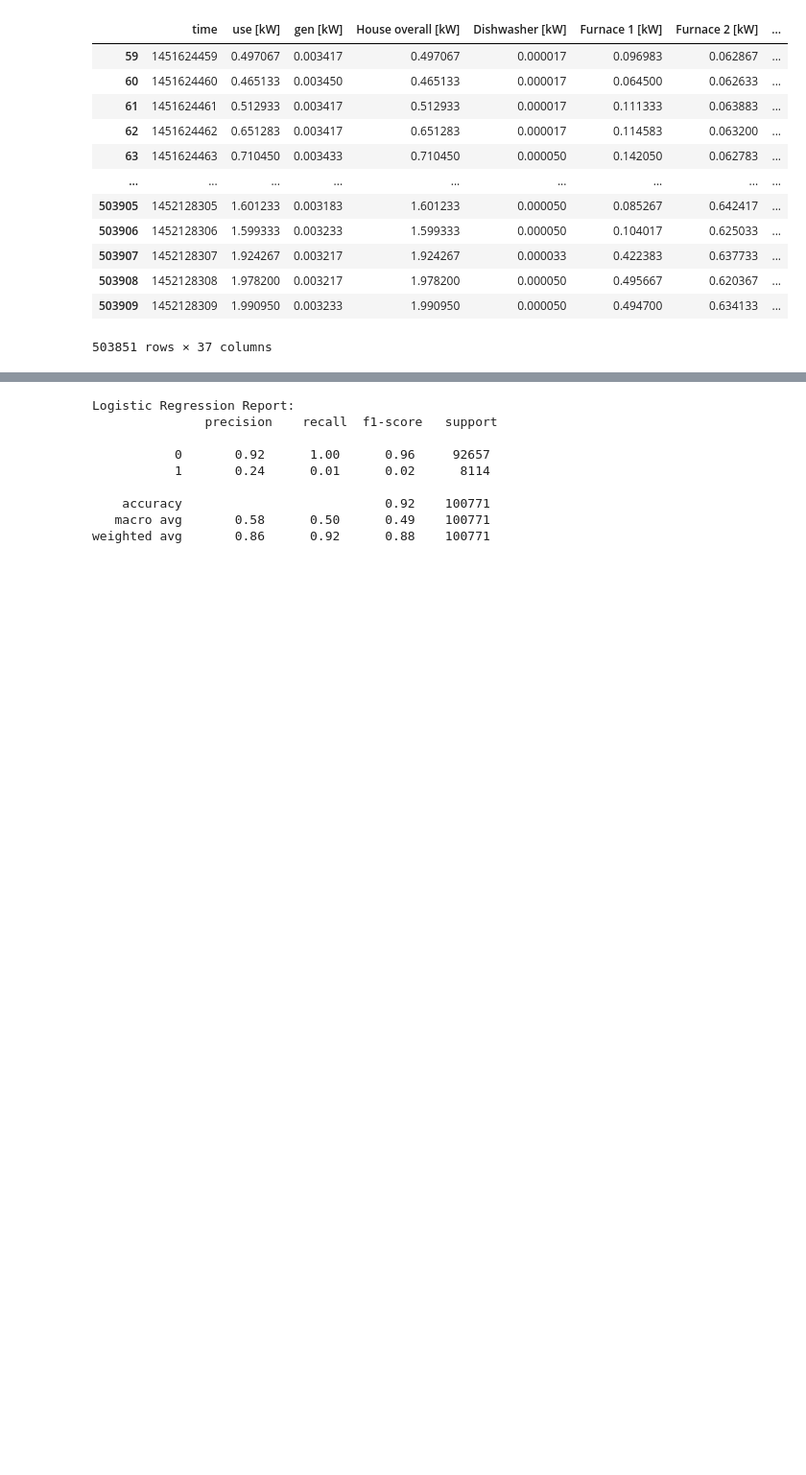
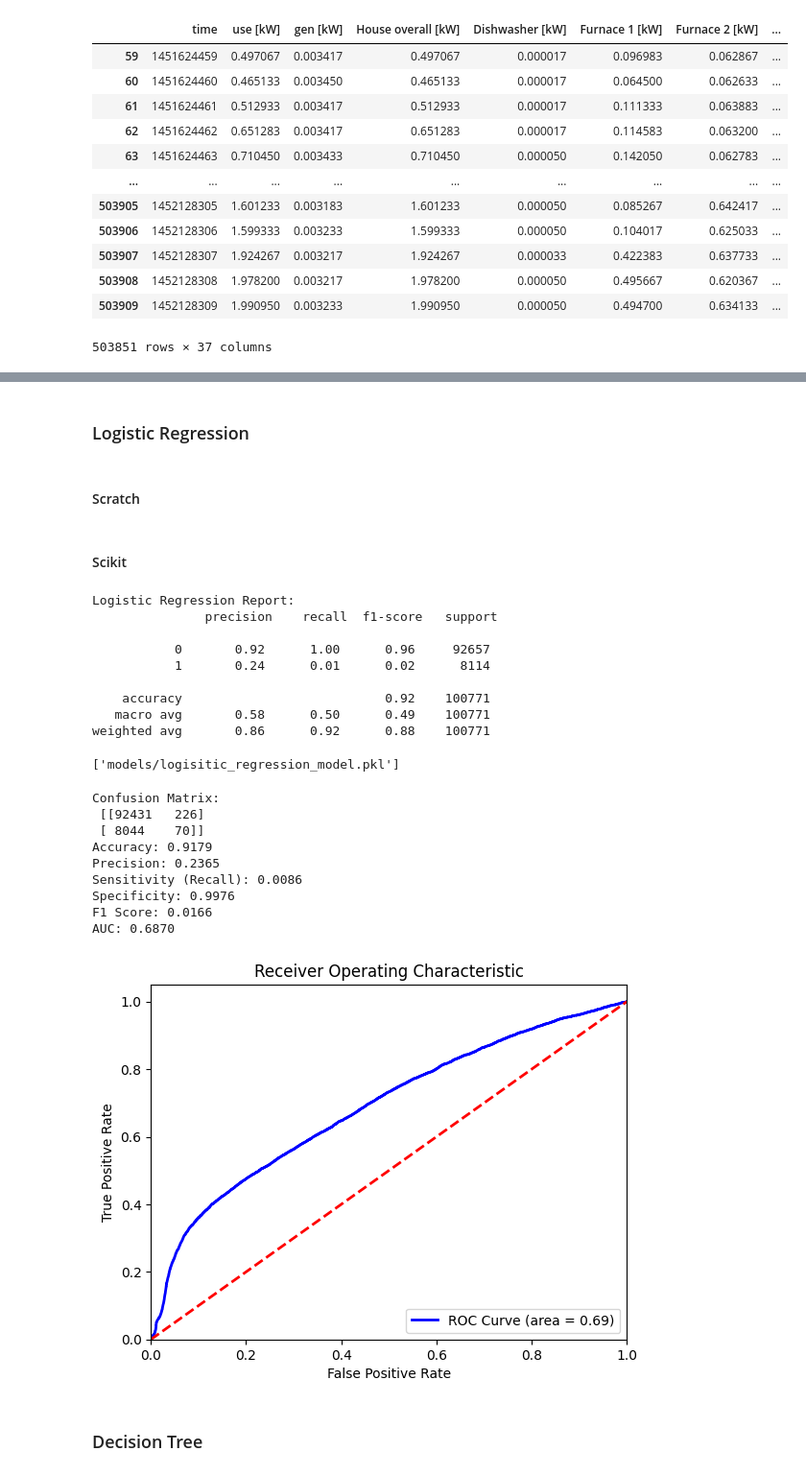
Before and after one commit to sn-nast/KMITL-2024-ML-Project, a Jupyter notebook: ML-project.ipynb, the cells around one changed output, grey strips where cells are left out. Shown at 96% size. Cells and saved outputs as stored; diff of their text form; code cells hidden in the pictures; blank space fills up the shorter version.

```diff
--- a/ML-project.ipynb
+++ b/ML-project.ipynb
@@ -108,0 +166,4 @@ X_test = scaler.transform(X_test)
+# %% [markdown]
+### Logistic Regression
+# %% [markdown]
+#### Scratch
@@ -109,3 +227,5 @@ X_test = scaler.transform(X_test)
+# %% [markdown]
+#### Scikit
 # %%
 # 1. Logistic Regression
 log_model = LogisticRegression()
@@ -113,6 +233,7 @@ log_model.fit(X_train, y_train)
 y_pred_log = log_model.predict(X_test)
 print("Logistic Regression Report:\n",
       classification_report(y_test, y_pred_log))
+joblib.dump(log_model, "models/logisitic_regression_model.pkl")
 # %% [output]
 Logistic Regression Report:
                precision    recall  f1-score   support
@@ -123,3 +244,19 @@ Logistic Regression Report:
     accuracy                           0.92    100771
    macro avg       0.58      0.50      0.49    100771
 weighted avg       0.86      0.92      0.88    100771
+['models/logisitic_regression_model.pkl']
+# %%
+evaluate_model(log_model, X_test, y_test)
+# %% [output]
+Confusion Matrix:
+ [[92431   226]
+ [ 8044    70]]
+Accuracy: 0.9179
+Precision: 0.2365
+Sensitivity (Recall): 0.0086
+Specificity: 0.9976
+F1 Score: 0.0166
+AUC: 0.6870
+[figure, added]
+# %% [markdown]
+### Decision Tree
```
Also changed, not shown: parts of 65 cells of this notebook, 2 other files.
